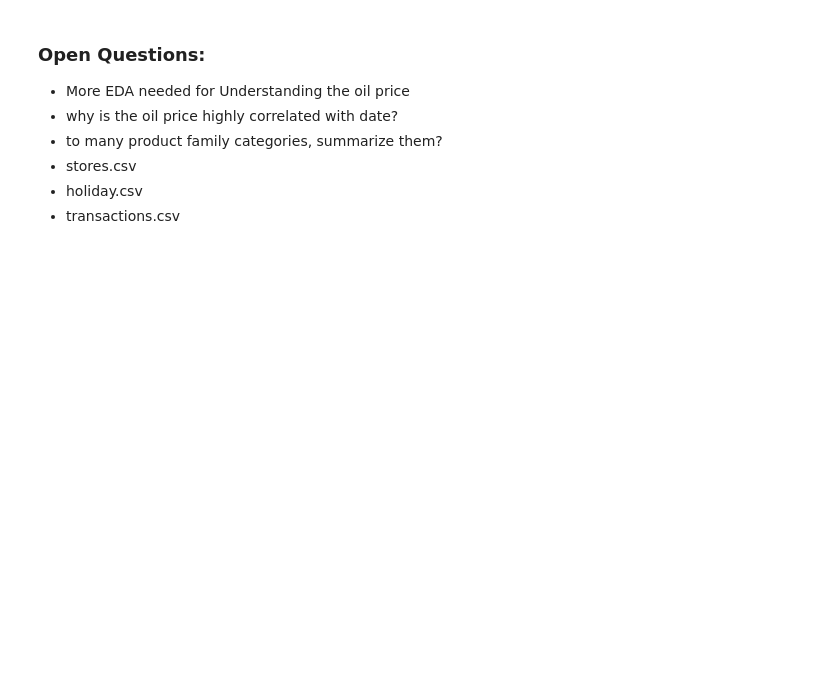
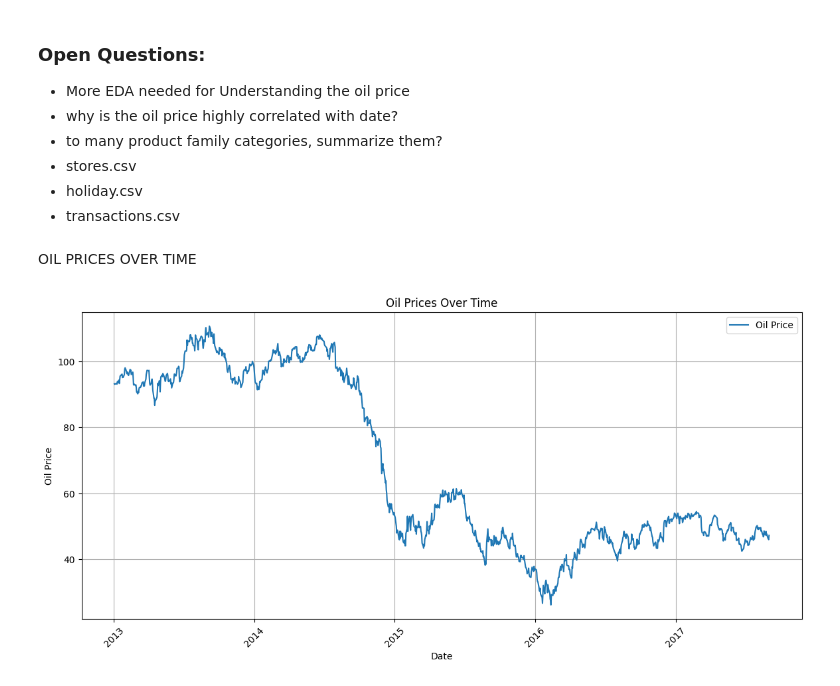
Before and after one commit to frederikerpenstein/capstone-project-sales-forecast, a Jupyter notebook: notebooks/01_Data_Load_EDA.ipynb, the cells around one changed output. Saved outputs shown, nothing was run; the diff lists cells and outputs as text; code cells hidden in the pictures; blank space fills up the shorter version.

```diff
--- a/notebooks/01_Data_Load_EDA.ipynb
+++ b/notebooks/01_Data_Load_EDA.ipynb
@@ -731,3 +733,20 @@ print(df_combined.head(15))
 * stores.csv
 * holiday.csv
 * transactions.csv
+# %% [markdown]
+OIL PRICES OVER TIME
+# %%
+import matplotlib.pyplot as plt
+import seaborn as sns
+
+plt.figure(figsize=(14, 6))
+plt.plot(df_oil['date'], df_oil['dcoilwtico'], label='Oil Price')
+plt.title('Oil Prices Over Time')
+plt.xlabel('Date')
+plt.ylabel('Oil Price')
+plt.xticks(rotation=45)
+plt.grid(True)
+plt.legend()
+plt.show()
+# %% [output]
+[figure, added]
```
Also changed, not shown: parts of 25 cells of this notebook.
